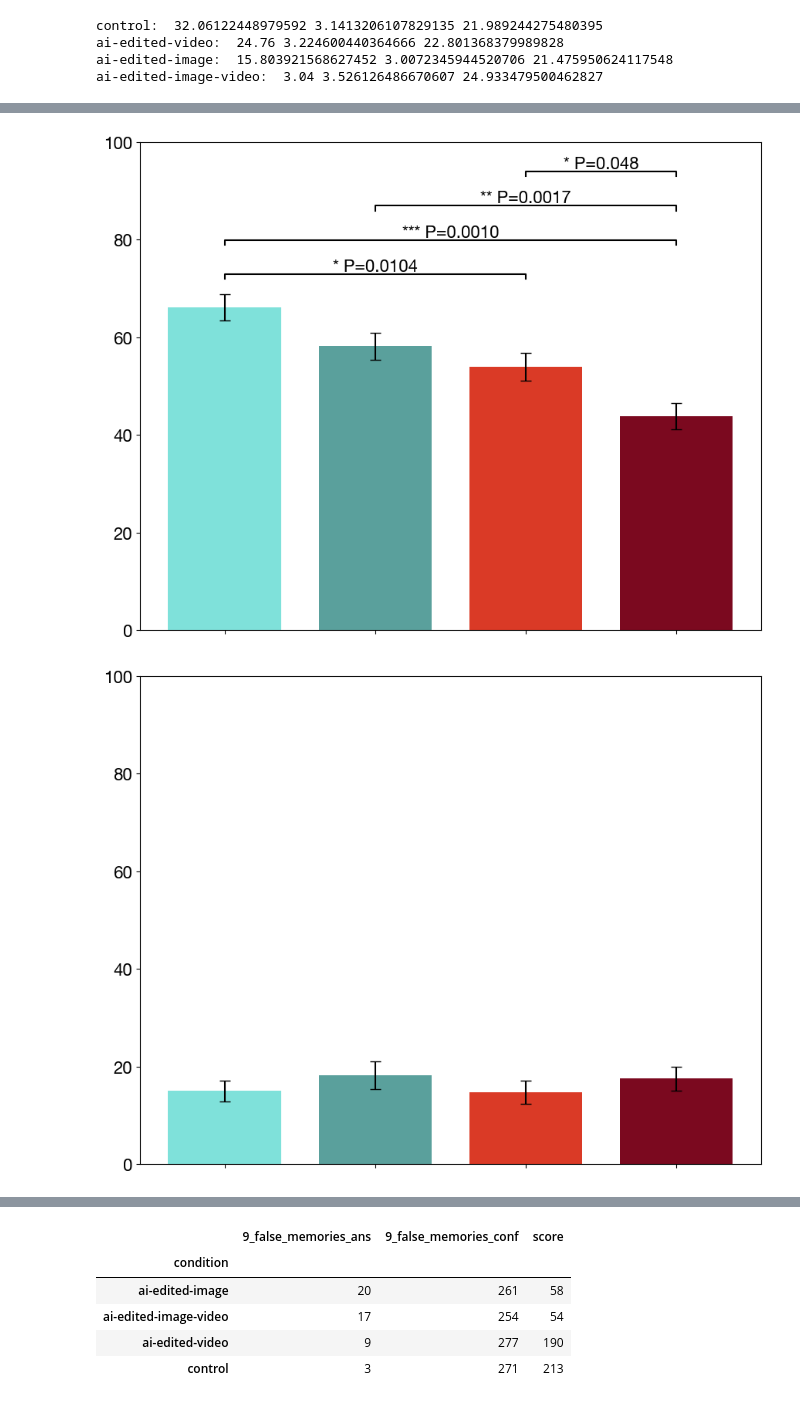
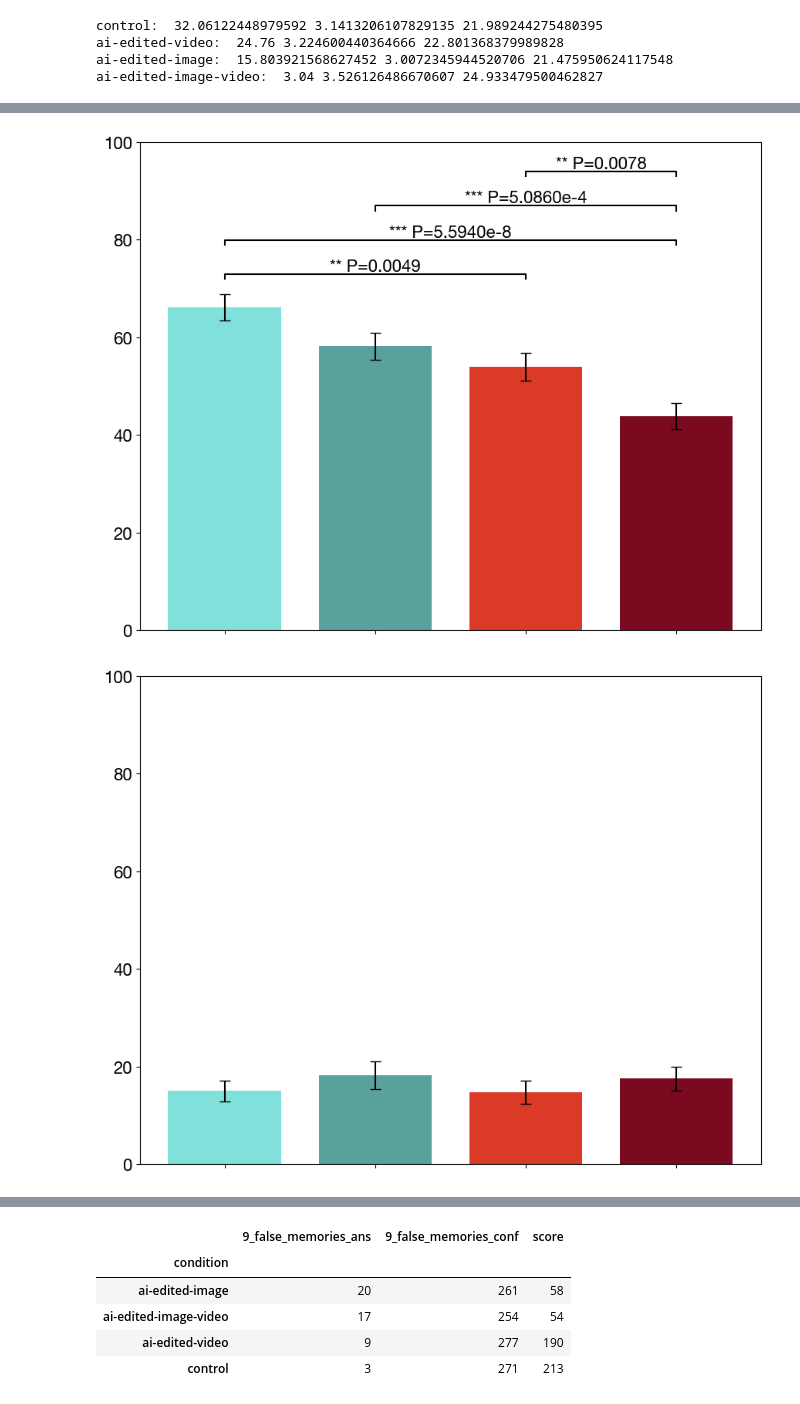
Before and after one commit to mitmedialab/synthetic-human-memories, a Jupyter notebook: analyze/main-specific.ipynb, the cells around one changed output, grey strips where cells are left out. Drawn from its saved outputs; the diff is of its cells as text; code cells hidden in the pictures.

```diff
--- a/analyze/main-specific.ipynb
+++ b/analyze/main-specific.ipynb
@@ -367,16 +368,16 @@ print("SHAPIRO-WILK")
 for c in conditions:
     print(c, "=>", shapiro(memories[c]))
 
-print("\nLEVENE", "=>", levene(*[memories[c] for c in conditions]))
+# print("\nLEVENE", "=>", levene(*[memories[c] for c in conditions]))
 
-print(f_oneway(memories['control'], memories['ai-edited-video'], memories['ai-edited-image'], memories['ai-edited-image-video']))
-print(f_oneway(conf['control'], conf['ai-edited-video'], conf['ai-edited-image'], conf['ai-edited-image-video']))
+print(kruskal(memories['control'], memories['ai-edited-video'], memories['ai-edited-image'], memories['ai-edited-image-video']))
+print(kruskal(conf['control'], conf['ai-edited-video'], conf['ai-edited-image'], conf['ai-edited-image-video']))
 
-print("\nTUKEY (# of recalled memories)")
+print("\DUNN (# of recalled memories)")
 for i in range(3):
     print(['non-false', 'unsure', 'false'][i])
-    print("# accuracy\n", sp.posthoc_tukey([[el[i] for el in memories[c]] for c in conditions]) , "\nconf.\n",
-          sp.posthoc_tukey([[el[i] for el in conf[c]] for c in conditions]))
+    print("# accuracy\n", posthoc_dunn([[el[i] for el in memories[c]] for c in conditions]) , "\nconf.\n",
+          posthoc_dunn([[el[i] for el in conf[c]] for c in conditions]))
     print()
 # %% [output]
 SHAPIRO-WILK
@@ -454,34 +455,33 @@ ordered_labels = ['', '', '', '']
 # X positions
 x_pos = np.arange(len(conditions))
 
-#            1         2         3         4
-# 1  1.000000  0.176505  0.010405  0.001000
-# 2  0.176505  1.000000  0.671078  0.001700
-# 3  0.010405  0.671078  1.000000  0.048483
-# 4  0.001000  0.001700  0.048483  1.000000
+# 1  1.000000e+00  0.048526  0.004914  5.594053e-08
+# 2  4.852630e-02  1.000000  0.403992  5.086014e-04
+# 3  4.913987e-03  0.403992  1.000000  7.841045e-03
+# 4  5.594053e-08  0.000509  0.007841  1.000000e+00
 
-#            1         2         3         4
-# 1  1.000000  0.773965  0.900000  0.880243
-# 2  0.773965  1.000000  0.726956  0.900000
-# 3  0.900000  0.726956  1.000000  0.834302
-# 4  0.880243  0.900000  0.834302  1.000000
+# 1  1.000000  0.738713  0.796139  0.532677
+# 2  0.738713  1.000000  0.550783  0.770406
+# 3  0.796139  0.550783  1.000000  0.373534
+# 4  0.532677  0.770406  0.373534  1.000000
 
-#            1         2         3         4
-# 1  1.000000  0.501394  0.001785  0.001000
-# 2  0.501394  1.000000  0.107982  0.001000
-# 3  0.001785  0.107982  1.000000  0.140631
-# 4  0.001000  0.001000  0.140631  1.000000
+# 1  1.000000e+00  0.164982  0.000250  7.653979e-08
+# 2  1.649817e-01  1.000000  0.022660  6.152642e-05
+# 3  2.495024e-04  0.022660  1.000000  8.054373e-02
+# 4  7.653979e-08  0.000062  0.080544  1.000000e+00
 
 # Significance values (p-values) for the significance markers
+
+# *, P<0.05; **, P<0.01; ***, P<0.001; ****, P<0.0001.
 significance_values = [[
-    ((0, 2), '* P=0.0104'),
-    ((0, 3), '*** P=0.0010'),
-    ((1, 3), '** P=0.0017'),
-    ((2, 3), '* P=0.048'),
+    ((0, 2), '** P=0.0049'),
+    ((0, 3), '*** P=5.5940e-8'),
+    ((1, 3), '*** P=5.0860e-4'),
+    ((2, 3), '** P=0.0078'),
 ], [], [
-    ((0, 2), '* P=0.0018'),
-    ((0, 3), '*** P=0.0010'),
-    ((1, 3), '*** P=0.0010'),
+    ((0, 2), '*** P=2.5e-4'),
+    ((0, 3), '**** P=7.654e-08'),
+    ((1, 3), '**** P=6.1526e-05'),
 ]]
 
 mark = ['Non-false', 'Uncertain', 'False']
@@ -501,32 +501,32 @@ for i in range(3):
     # plt.xlabel('Experimental Condition')
     plt.xticks(x_pos, ordered_labels)
 
     # Adding significance markers with p-values, separate and not overlapping
     y_base_offset = 3  # Base vertical offset for significance lines
     y_increment = 7  # Increment for each subsequent significance marker
 
     # Initialize the first y position above the highest bar
     current_y_position = max(curr_means) + max(curr_errors) + y_base_offset
 
     for idx, ((i, j), label) in enumerate(significance_values[i]):
         x1, x2 = x_pos[i], x_pos[j]
         # print("{1} and {2} with id: {0}".format(idx, x1, x2))
         y = current_y_position
         h, col = 1, 'k'
         plt.plot([x1, x1, x2, x2], [y, y+h, y+h, y], lw=1.5, c=col)
         plt.text((x1 + x2) * 0.5, y + h, label, ha='center', va='bottom', color=col)
         current_y_position += y_increment  # Update the y position for the next marker
 
     # Adjust plot limits to make space for significance markers
     plt.ylim(0, 100) # current_y_position + y_increment
 
     # Improve layout
     plt.tight_layout()
 
     #plt.savefig('foo.png', bbox_inches='tight')
 
     # Show the plot
     plt.show()
 # %% [output]
-[figure, old version]
+[figure, new version]
 [figure]
```
Also changed, not shown: parts of 7 cells of this notebook, 2 other files.
